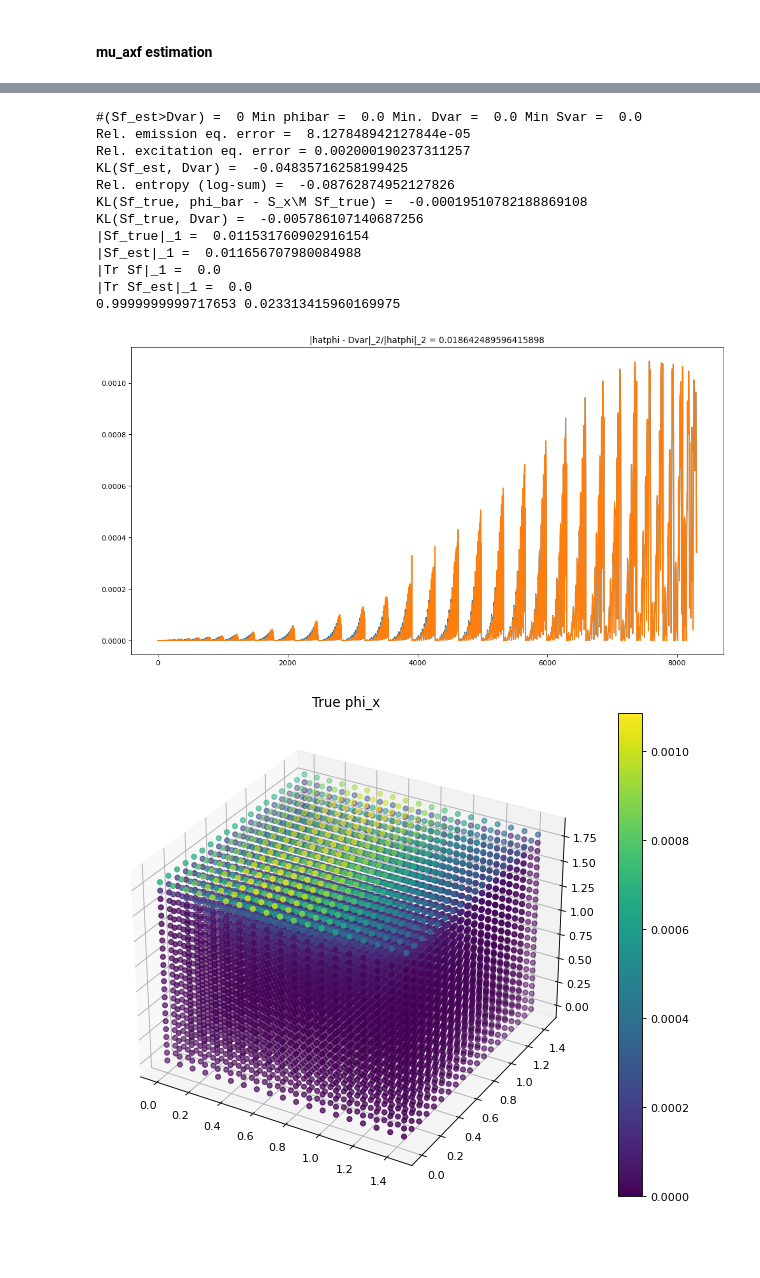
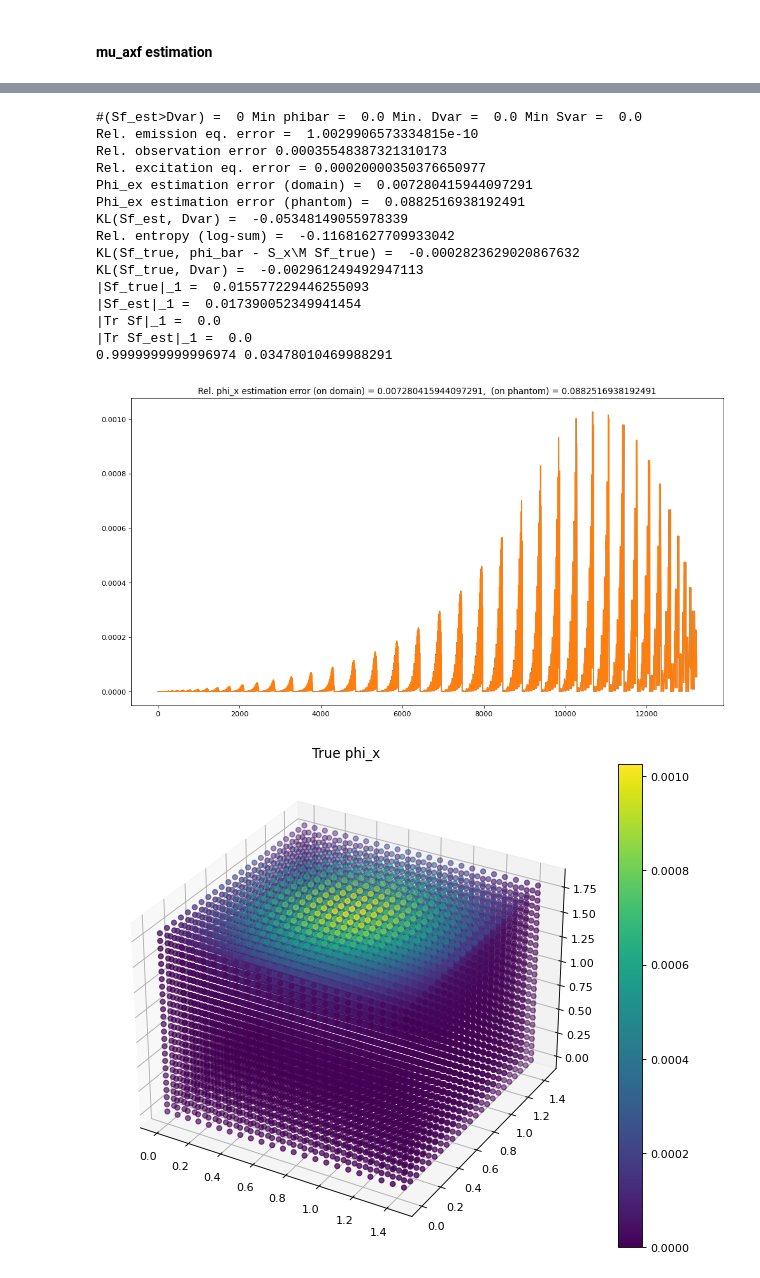
Before and after one commit to IBM/DOT, a Jupyter notebook: FDOTsynt-SrcEst-KLdiv-Scaled-cvxpy-mosek.ipynb, the cells around one changed output, grey strips where cells are left out. Cells and saved outputs as stored; diff of their text form; code cells hidden in the pictures; blank space fills up the shorter version.

Commit message:
Dropped inverting emission stiffness matrix
Further improved reconstruction error by reformulating conic constrains for KL-problem

```diff
--- a/FDOTsynt-SrcEst-KLdiv-Scaled-cvxpy-mosek.ipynb
+++ b/FDOTsynt-SrcEst-KLdiv-Scaled-cvxpy-mosek.ipynb
@@ -291,7 +291,8 @@ class SourceExpression(fem.UserExpression):
 
         if PROBLEM == '3D':
             if fem.near(x[2], rb_z):
-                value[0] = 1e3*(20+10*np.sin(np.pi*x[0]))
+                # value[0] = 1e3*(20+10*np.sin(np.pi*x[0]))
+                value[0] = 1e4*np.exp(-(x[0]-(rb_x+lb_x)/2)**2/0.35 - (x[1] - (rb_y+lb_y)/2)**2/0.35)
                 # value[0] = (20+10*np.sin(np.pi*x[0]))
 
     def value_shape(self):
@@ -557,27 +557,19 @@ print(np.linalg.norm(phibar_scaled.vector()[:]-hatphi_scaled.vector()[:])/np.lin
 # Phi_ex, true light distribution in the cube due to the normalised source
 # The source is normalized so that Phi_ex is a probability distribution: sum Phi_ex = 1, Phi_ex >= 0
 # phibar_scaled - light distribution in the domain with no absoption due to the same normalized source
-
-
-
 A_bdr_scaled = A_bdr#/np.transpose(np.matlib.repmat(y_tr_scaled,A_bdr.shape[1],1))
 # y_tr_sign = y_tr_scaled#np.sign(y_tr_scaled)
 
 nS = Tr_inner.shape[1]
-
 nD = len(phibar.vector()[:])
-# nS = nD
-
-# EmissionEq_tol                = cp.Parameter(1)
-# ExcitationEq_tol              = cp.Parameter(1)
-# min_portion_of_Phiex_in_muaxf = cp.Parameter(shape=1)
-# rel_absoption_strength        = cp.Parameter(shape=1)
 
 Svar = cp.Variable(shape=nS, nonneg=True)
 Dvar = cp.Variable(shape=nD, nonneg=True)
+Phi_emVar = cp.Variable(shape=nD, nonneg=True)
 
-ExcitationEq_tol = 2e-3
-EmissionEq_tol   = 1e-9
+ExcitationEq_tol = 2e-4
+EmissionEq_tol   = 1e-10
+Gamma_const = float(Gm)
 
 min_portion_of_Phiex_in_muaxf  =  0.001 # lower bound on how much of distribution's mass is contained in the support of mu_axf
 rel_absoption_strength         = 0.5 # maximal number c>0 such that Phi_ex >= c Phi_bar
@@ -585,12 +577,11 @@ rel_absoption_strength         = 0.5 # maximal number c>0 such that Phi_ex >= c
 constraints = [Dvar>=phibar_scaled.vector()[:]*rel_absoption_strength, Svar<=Dvar[is_dof_inner],
                Dvar<= phibar_scaled.vector()[:],
                cp.norm(S_excite@Dvar + M@Tr_inner@Svar - src_bndr_scaled,2) <= ExcitationEq_tol*np.linalg.norm(src_bndr_scaled),
-#                S_excite@Dvar + M@Tr_inner@Svar >= 0.9*src_bndr_scaled,
-               # cp.norm(A_bdr_scaled@Tr_inner@Svar - y_tr_scaled,2)<=EmissionEq_tol*np.linalg.norm(y_tr_scaled,2),
-               A_bdr_scaled@Tr_inner@Svar == y_tr_scaled,
+               cp.norm(S_emit@Phi_emVar - float(Gm)*M@Tr_inner@Svar,2) <= EmissionEq_tol,
+               cp.norm(Tr@Phi_emVar - y_tr_scaled,2) <= EmissionEq_tol*np.linalg.norm(y_tr_scaled,2),
                cp.sum(Dvar)==1, cp.sum(Svar)>=min_portion_of_Phiex_in_muaxf*float(ICG_absoption_coeff)]
-#                cp.sum(Svar) <= float(ICG_absoption_coeff)*1.5*min_portion_of_Phiex_in_muaxf]
-cost = cp.sum(cp.rel_entr(Svar/float(ICG_absoption_coeff), Dvar[is_dof_inner])) +  cp.sum(Svar)#np.abs(np.log(min_portion_of_Phiex_in_muaxf))/float(ICG_absoption_coeff)*cp.sum(Svar)
+
+cost = cp.sum(cp.rel_entr(Svar/float(ICG_absoption_coeff), Dvar[is_dof_inner])) +  cp.sum(Svar) + cp.sum(Phi_emVar)#np.abs(np.log(min_portion_of_Phiex_in_muaxf))/float(ICG_absoption_coeff)*cp.sum(Svar)
 prob = cp.Problem(cp.Minimize(cost), constraints)
 
 solver = cp.SCS
@@ -602,9 +593,9 @@ elif solver == cp.ECOS:
     prob.solve(solver,verbose = True, max_iters=1000)
 elif solver == cp.MOSEK:
     prob.solve(solver,verbose = True, mosek_params={mosek.iparam.intpnt_solve_form: mosek.solveform.primal,
-                                                    mosek.dparam.intpnt_co_tol_pfeas: 1e-14,
-                                                    mosek.dparam.intpnt_co_tol_infeas: 1e-16,
-                                                    mosek.dparam.intpnt_co_tol_dfeas: 1e-14})
+                                                    mosek.dparam.intpnt_co_tol_pfeas: 1e-13,
+                                                    mosek.dparam.intpnt_co_tol_infeas: 1e-14,
+                                                    mosek.dparam.intpnt_co_tol_dfeas: 1e-13})
 # %% [output]
 ===============================================================================
                                      CVXPY
@@ -628,8 +619,8 @@ Sf_est = Tr_inner@Svar.value
 print('#(Sf_est>Dvar) = ', len(Sf_est[Sf_est > Dvar.value]), 'Min phibar = ',np.min(phibar_scaled.vector()[:])*0.7, 'Min. Dvar = ', np.min(Dvar.value), 'Min Svar = ', np.min(Svar.value))
 # Sf_est = Svar.value
 # Sf_est[Svar.value<=1e-6]=0
-print('Rel. emission eq. error = ', np.linalg.norm(A_bdr@Sf_est - y_tr_scaled)/np.linalg.norm(y_tr_scaled))
-# print('Rel. emission eq. error = ', np.linalg.norm(S_emit@PhiEmvar.value - float(Gm)*M@Sf_est)/np.linalg.norm(float(Gm)*M@Sf_est))
+# print('Rel. emission eq. error = ', np.linalg.norm(A_bdr@Sf_est - y_tr_scaled)/np.linalg.norm(y_tr_scaled))
+print('Rel. emission eq. error = ', np.linalg.norm(S_emit@Phi_emVar.value - float(Gm)*M@Sf_est),'\nRel. observation error',   np.linalg.norm(Tr@Phi_emVar.value - y_tr_scaled)/np.linalg.norm(y_tr_scaled))
 
 print('Rel. excitation eq. error =', np.linalg.norm(S_excite@Dvar.value + M@Sf_est - src_bndr_scaled)/np.linalg.norm( src_bndr_scaled))
 # print('Rel. |hatphi - Dvar|/|hatphi| =', np.linalg.norm(Dvar.value - hatphi_scaled.vector()[:])/np.linalg.norm(hatphi_scaled.vector()[:]))
@@ -644,43 +635,49 @@ print('Rel. excitation eq. error =', np.linalg.norm(S_excite@Dvar.value + M@Sf_e
 plt.figure(num=None, figsize=(15, 8), dpi=80, facecolor='w', edgecolor='k')
 plt.plot(Dvar.value)
 plt.plot(hatphi_scaled.vector()[:])
 # plt.colorbar(img)
-msg = np.array(("|hatphi - Dvar|_2/|hatphi|_2 = "))
+msg = np.array(("Rel. phi_x estimation error (on domain) = "))
+msg2 = np.array((",  (on phantom) = "))
 err_str = np.format_float_positional(np.linalg.norm(Dvar.value - hatphi_scaled.vector()[:])/np.linalg.norm(hatphi_scaled.vector()[:]))
-plt.title(np.char.add(msg,err_str))
+err_str2 = np.format_float_positional(np.linalg.norm(np.multiply(Dvar.value - hatphi_scaled.vector()[:],mu_axf.vector()[:]))/np.linalg.norm(np.multiply(hatphi_scaled.vector()[:],mu_axf.vector()[:])))
+plt.title(np.char.add(np.char.add(msg,err_str), np.char.add(msg2,err_str2)))
+print('Phi_ex estimation error (domain) = ', np.linalg.norm(Dvar.value - hatphi_scaled.vector()[:])/np.linalg.norm(hatphi_scaled.vector()[:]), '\nPhi_ex estimation error (phantom) = ', np.linalg.norm(np.multiply(Dvar.value - hatphi_scaled.vector()[:],mu_axf.vector()[:]))/np.linalg.norm(np.multiply(hatphi_scaled.vector()[:],mu_axf.vector()[:])))
 
 plt.figure(num=None, figsize=(10, 8), dpi=80, facecolor='w', edgecolor='k')
 # plt.subplot(1,2,2)
 img = fem.plot(hatphi_scaled)
 plt.colorbar(img)
 plt.title('True phi_x')
 
 plt.figure(num=None, figsize=(10, 8), dpi=80, facecolor='w', edgecolor='k')
 # plt.subplot(1,2,1)
 sol1 = fem.Function(Q)
 sol1.vector()[:] = Dvar.value
 img1 = fem.plot(sol1)
 plt.colorbar(img1)
 plt.title('Estimated phi_x')
 
 print('KL(Sf_est, Dvar) = ', cp.sum(cp.rel_entr(Svar/float(ICG_absoption_coeff), Dvar[is_dof_inner])).value,'\nRel. entropy (log-sum) = ', scipy.special.rel_entr(Sf_est.sum()/float(ICG_absoption_coeff), Dvar.value.sum()))#, np.log(np.abs(np.mean(Sf_est/Dvar.value)))*Sf_est.sum())
 print('KL(Sf_true, phi_bar - S_x\M Sf_true) = ', scipy.special.rel_entr(Sf_scaled.vector()[:]/float(ICG_absoption_coeff), phiSf_scaled.vector()[:]).sum())#,scipy.special.rel_entr(Sf_scaled.vector()[:]/float(ICG_absoption_coeff),hatphi_scaled.vector()[:]).sum())
 print('KL(Sf_true, Dvar) = ', scipy.special.rel_entr(Sf_scaled.vector()[:]/float(ICG_absoption_coeff),Dvar.value).sum())
 print('|Sf_true|_1 = ', np.abs(Sf_scaled.vector()[:]).sum(), '\n|Sf_est|_1 = ', np.abs(Sf_est).sum(), '\n|Tr Sf|_1 = ',np.abs(Tr_near@Sf_scaled.vector()[:]).sum(), '\n|Tr Sf_est|_1 = ',np.abs(Tr_near@Sf_est).sum())
 # print('Cost(Sf_true) = ', np.abs(np.log(low_bound))/float(ICG_absoption_coeff)*np.abs(Sf_scaled.vector()[:]).sum() + scipy.special.rel_entr(Sf_scaled.vector()[:]/float(ICG_absoption_coeff),phibar_scaled.vector()[:] - A_excite@Sf_scaled.vector()[:]).sum(), '\nCost(Sf_est,Dvar) = ', cost.value)
 print(Dvar.value.sum(),Sf_est.sum()/float(ICG_absoption_coeff))
 # %% [output]
 #(Sf_est>Dvar) =  0 Min phibar =  0.0 Min. Dvar =  0.0 Min Svar =  0.0
-Rel. emission eq. error =  8.127848942127844e-05
-Rel. excitation eq. error = 0.002000190237311257
-KL(Sf_est, Dvar) =  -0.04835716258199425
-Rel. entropy (log-sum) =  -0.08762874952127826
-KL(Sf_true, phi_bar - S_x\M Sf_true) =  -0.00019510782188869108
-KL(Sf_true, Dvar) =  -0.005786107140687256
-|Sf_true|_1 =  0.011531760902916154
-|Sf_est|_1 =  0.011656707980084988
+Rel. emission eq. error =  1.0029906573334815e-10
+Rel. observation error 0.00035548387321310173
+Rel. excitation eq. error = 0.00020000350376650977
+Phi_ex estimation error (domain) =  0.007280415944097291
+Phi_ex estimation error (phantom) =  0.0882516938192491
+KL(Sf_est, Dvar) =  -0.05348149055978339
+Rel. entropy (log-sum) =  -0.11681627709933042
+KL(Sf_true, phi_bar - S_x\M Sf_true) =  -0.0002823629020867632
+KL(Sf_true, Dvar) =  -0.002961249492947113
+|Sf_true|_1 =  0.015577229446255093
+|Sf_est|_1 =  0.017390052349941454
 |Tr Sf|_1 =  0.0
 |Tr Sf_est|_1 =  0.0
-0.9999999999717653 0.023313415960169975
+0.9999999999996974 0.03478010469988291
-[figure, old version]
+[figure, new version]
-[figure, old version]
+[figure, new version]
```
Also changed, not shown: parts of 40 cells of this notebook.
